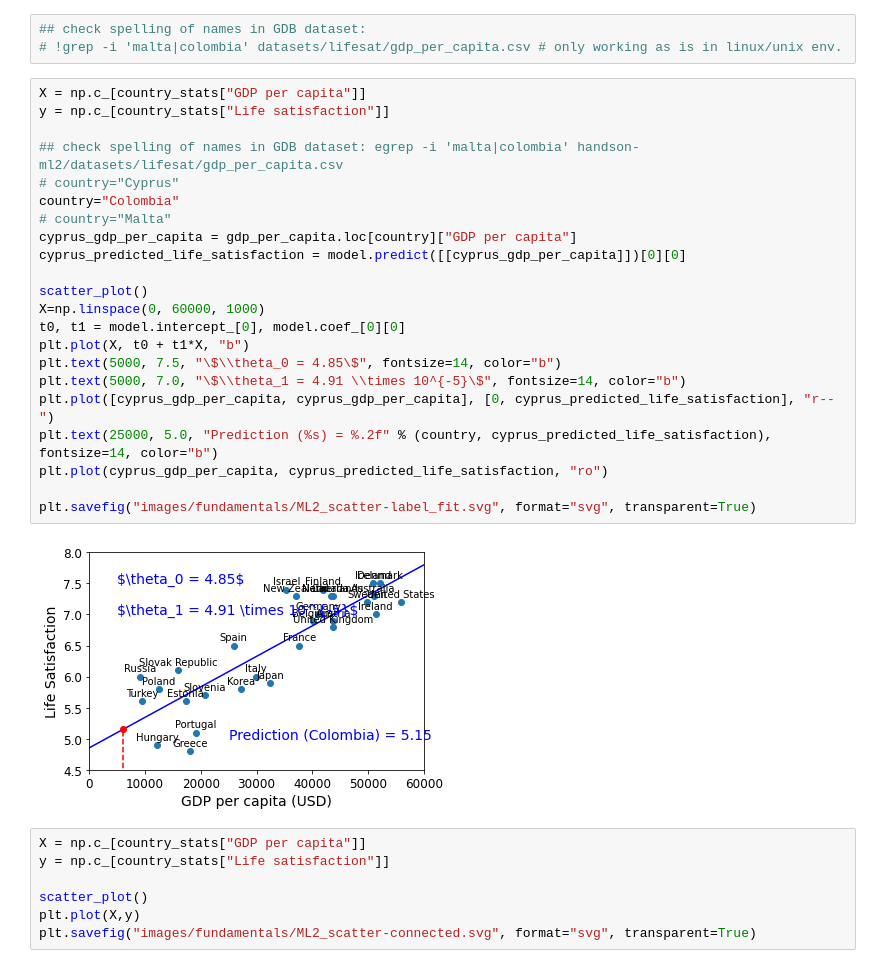
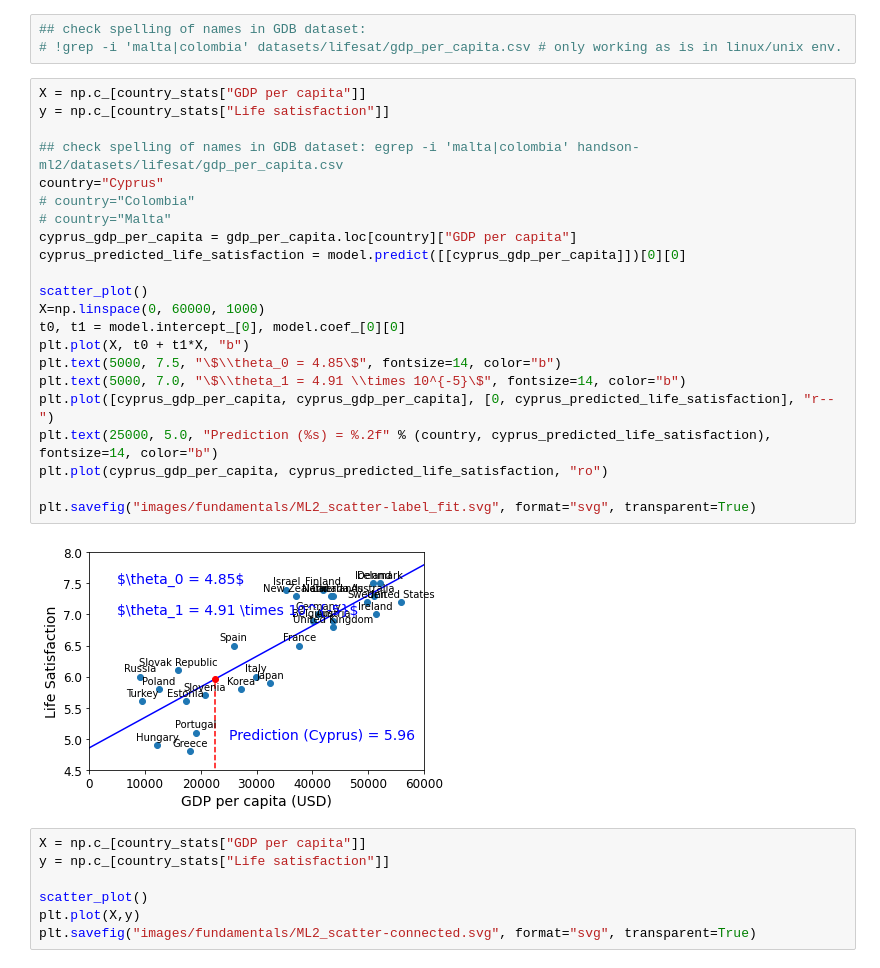
Before and after one commit to romangrothausmann/handson-ml2, a Jupyter notebook: 01_the_machine_learning_landscape.ipynb, the cells around one changed output. Saved outputs shown, nothing was run; the diff lists cells and outputs as text.

Commit message:
livesatisfaction prediction for Cyprus as default (needed for HAWK-ML L10)

```diff
--- a/01_the_machine_learning_landscape.ipynb
+++ b/01_the_machine_learning_landscape.ipynb
@@ -145,27 +145,27 @@ plt.show()
 # %%
 X = np.c_[country_stats["GDP per capita"]]
 y = np.c_[country_stats["Life satisfaction"]]
 
 ## check spelling of names in GDB dataset: egrep -i 'malta|colombia' handson-ml2/datasets/lifesat/gdp_per_capita.csv
-# country="Cyprus"
-country="Colombia"
+country="Cyprus"
+# country="Colombia"
 # country="Malta"
 cyprus_gdp_per_capita = gdp_per_capita.loc[country]["GDP per capita"]
 cyprus_predicted_life_satisfaction = model.predict([[cyprus_gdp_per_capita]])[0][0]
 
 scatter_plot()
 X=np.linspace(0, 60000, 1000)
 t0, t1 = model.intercept_[0], model.coef_[0][0]
 plt.plot(X, t0 + t1*X, "b")
 plt.text(5000, 7.5, "\$\\theta_0 = 4.85\$", fontsize=14, color="b")
 plt.text(5000, 7.0, "\$\\theta_1 = 4.91 \\times 10^{-5}\$", fontsize=14, color="b")
 plt.plot([cyprus_gdp_per_capita, cyprus_gdp_per_capita], [0, cyprus_predicted_life_satisfaction], "r--")
 plt.text(25000, 5.0, "Prediction (%s) = %.2f" % (country, cyprus_predicted_life_satisfaction), fontsize=14, color="b")
 plt.plot(cyprus_gdp_per_capita, cyprus_predicted_life_satisfaction, "ro")
 
 plt.savefig("images/fundamentals/ML2_scatter-label_fit.svg", format="svg", transparent=True)
 # %% [output]
-[figure, old version]
+[figure, new version]
 # %%
 X = np.c_[country_stats["GDP per capita"]]
 y = np.c_[country_stats["Life satisfaction"]]
```
Also changed, not shown: 1 other file.
